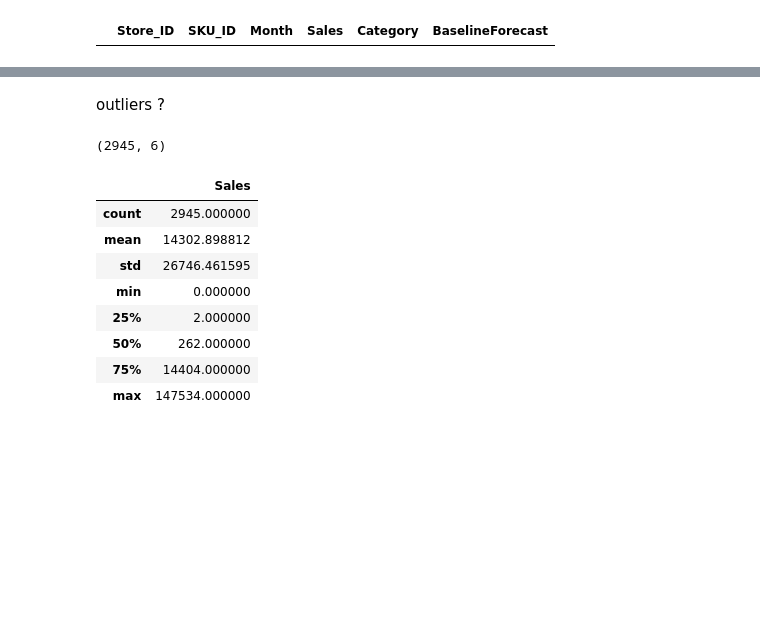
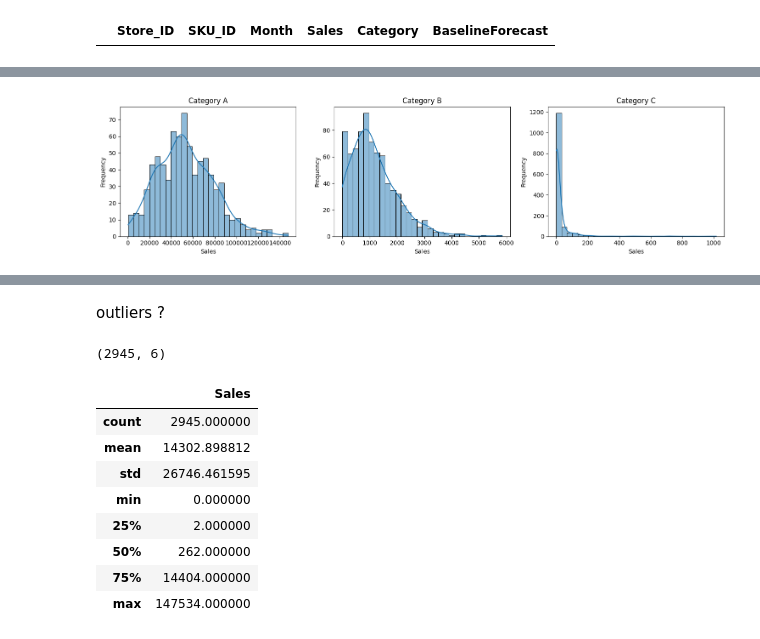
Before and after one commit to partha2412/Time-Series-Forecast, a Jupyter notebook: TimeSeries_forecasting.ipynb, the cells around one changed output, grey strips where cells are left out. Drawn from its saved outputs; the diff is of its cells as text; code cells hidden in the pictures; blank space fills up the shorter version.

```diff
--- a/TimeSeries_forecasting.ipynb
+++ b/TimeSeries_forecasting.ipynb
@@ -146,4 +162,15 @@ tdf['Category'] = tdf["Category"].astype('category')
 tdf['Store_ID'] = tdf["Store_ID"].astype('str')
 tdf['SKU_ID'] = tdf["SKU_ID"].astype('str')
 # tdf['Month'] = pd.to_datetime(tdf['Month'])
-tdf['Month'] = pd.to_datetime(tdf['Month']).dt.to_period('M').dt.to_timestamp()
+# tdf['Month'] = pd.to_datetime(tdf['Month']).dt.to_period('M').dt.to_timestamp()
+
+def fix_month(s):
+    y, a, b = s.split('-')
+    a, b = int(a), int(b)
+    if a == 1 and b != 1:
+        month = b   # it was swapped — the real month is b
+    else:
+        month = a
+    return pd.Timestamp(year=int(y), month=month, day=1)
+
+tdf['Month'] = tdf['Month'].apply(fix_month)
@@ -239,0 +364,24 @@ Name: count, dtype: int64
+# %%
+import matplotlib.pyplot as plt
+import seaborn as sns
+
+fig, axes = plt.subplots(1, 3, figsize=(15, 4))
+
+for ax, cat in zip(axes, ['A', 'B', 'C']):
+    s = tdf.loc[tdf['Category'] == cat, 'Sales']
+
+    sns.histplot(
+        s,
+        bins=30,
+        kde=True,
+        ax=ax
+    )
+
+    ax.set_title(f'Category {cat}')
+    ax.set_xlabel('Sales')
+    ax.set_ylabel('Frequency')
+
+plt.tight_layout()
+plt.show()
+# %% [output]
+[figure, added]
```
Also changed, not shown: parts of 30 cells of this notebook.
